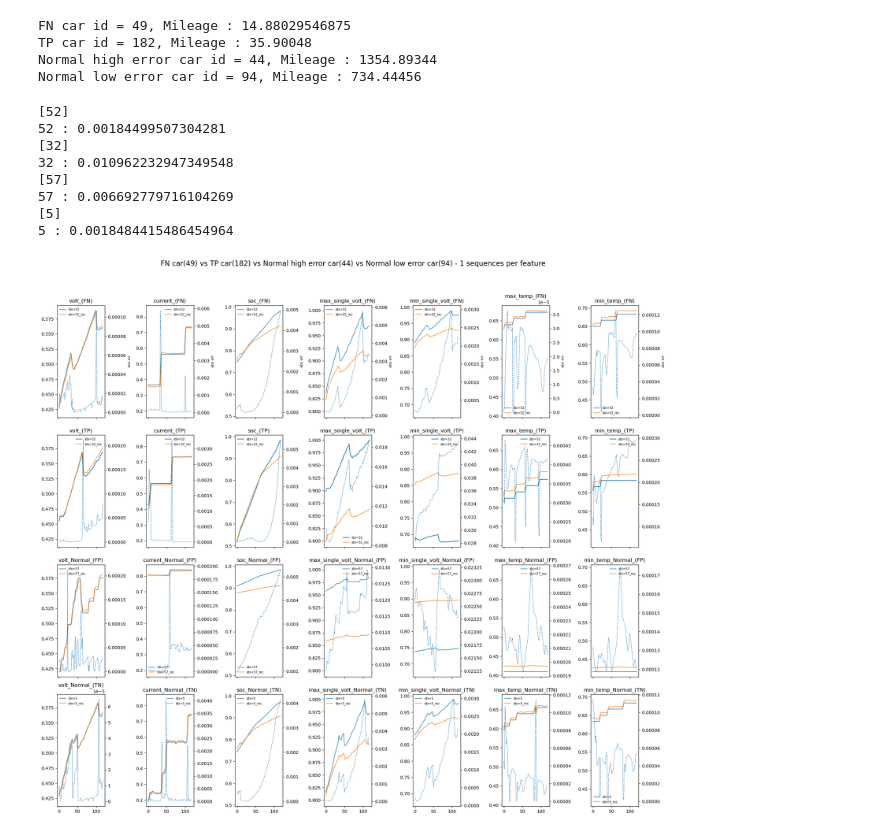
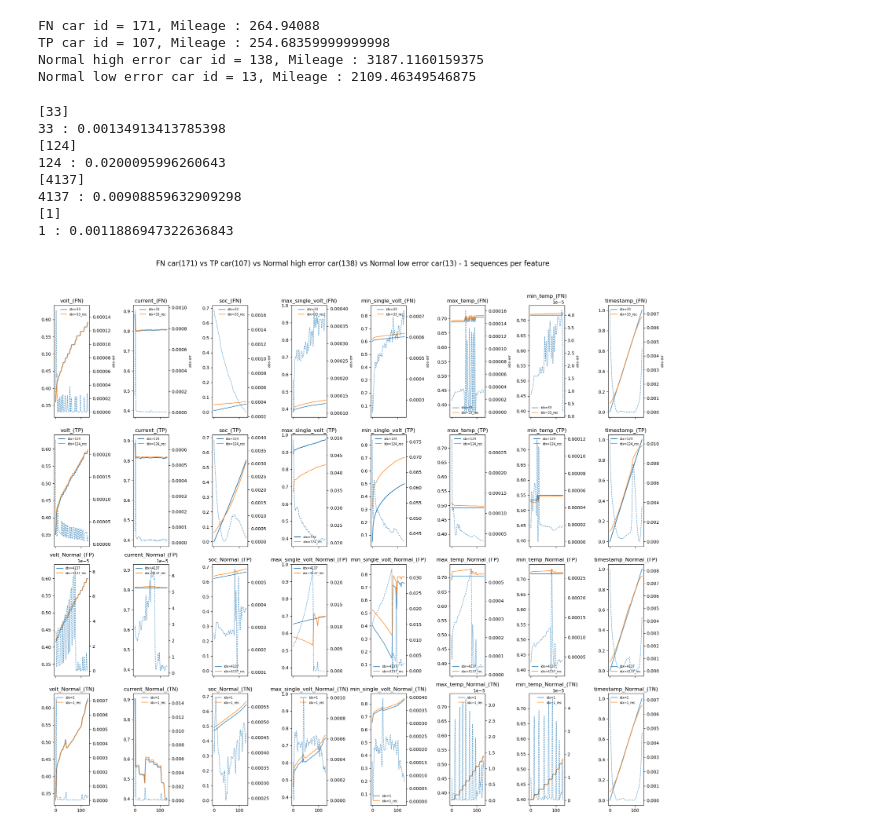
Before and after one commit to vlzhfeh01-boop/TranAD_scoring, a Jupyter notebook: Check_recerror/Recerror/check_recerror.ipynb, the cells around one changed output. Saved outputs shown, nothing was run; the diff lists cells and outputs as text; code cells hidden in the pictures.

Commit message:
update plot histogram, raw data

```diff
--- a/Check_recerror/Recerror/check_recerror.ipynb
+++ b/Check_recerror/Recerror/check_recerror.ipynb
@@ -81,6 +81,6 @@ print(normal_lowerror_car)
 # %%
 #Change selection number for checking other cars
-selection_number = 5
+selection_number = 0
 
 number_of_data = 1
 fn_cid = FN_car[selection_number][0]
@@ -93,10 +93,10 @@ print(f"TP car id = {tp_cid}, Mileage : {mileage_obj[tp_cid]}")
 print(f"Normal high error car id = {normal_hi_cid}, Mileage : {mileage_obj[normal_hi_cid]}")
 print(f"Normal low error car id = {normal_lo_cid}, Mileage : {mileage_obj[normal_lo_cid]}")
 # %% [output]
-FN car id = 49, Mileage : 14.88029546875
-TP car id = 182, Mileage : 35.90048
-Normal high error car id = 44, Mileage : 1354.89344
-Normal low error car id = 94, Mileage : 734.44456
+FN car id = 171, Mileage : 264.94088
+TP car id = 107, Mileage : 254.68359999999998
+Normal high error car id = 138, Mileage : 3187.1160159375
+Normal low error car id = 13, Mileage : 2109.46349546875
 # %%
 
 fn_top_idx = np.argsort(all_score[fn_cid])[-number_of_data:]
@@ -119,26 +119,26 @@ print(norm_low_idx)
 for i in range(number_of_data):
     print(f"{norm_low_idx[-i-1]} : {all_score[normal_lo_cid][norm_low_idx[-i-1]]}")
 # %% [output]
-[52]
-52 : 0.00184499507304281
-[32]
-32 : 0.010962232947349548
-[57]
-57 : 0.006692779716104269
-[5]
-5 : 0.0018484415486454964
+[33]
+33 : 0.00134913413785398
+[124]
+124 : 0.0200095996260643
+[4137]
+4137 : 0.00908859632909298
+[1]
+1 : 0.0011886947322636843
 # %%
 col = len(col_obj)
-t=10
+t=0
 fig,axes = plt.subplots(
     nrows=4,
-    ncols=col-1,
+    ncols=col,
     figsize = (20,18),
     sharex=True,
     sharey='col'
 )
 fig.suptitle(f"FN car({fn_cid}) vs TP car({tp_cid}) vs Normal high error car({normal_hi_cid}) vs Normal low error car({normal_lo_cid}) - {number_of_data} sequences per feature", fontsize=16)
-for i in range(col-1):
+for i in range(col):
     ax_err_fn = axes[0,i].twinx()
     ax_err_tp = axes[1,i].twinx()
     ax_err_fp = axes[2,i].twinx()
@@ -157,31 +157,31 @@ for i in range(col-1):
         l1loss = np.abs(all_rec_obj[tp_cid][n,t:,i] - all_obj[tp_cid][n,t:,i])
 
         axes[1,i].plot(all_obj[tp_cid][n,t:,i],label=f"idx={n}")
         axes[1,i].plot(all_rec_obj[tp_cid][n,t:,i],label=f"idx={n}_rec",alpha=0.8)
         # ax_err_tp.plot(l1loss, label=f"idx={n}_abs",linestyle="--",alpha=0.8,linewidth=1.0)
         ax_err_tp.plot(np.pow(l1loss,2), label=f"idx={n}_abs",linestyle="--",alpha=0.8,linewidth=1.0)
 
         axes[1,i].set_title(f"{col_obj[i]}_(TP)")
         axes[1, i].legend(fontsize=7, frameon=False)
     for n in norm_top_idx:
         l1loss = np.abs(all_rec_obj[normal_hi_cid][n,t:,i] - all_obj[normal_hi_cid][n,t:,i])
 
         axes[2,i].plot(all_obj[normal_hi_cid][n,t:,i],label=f"idx={n}",alpha=0.8)
         axes[2,i].plot(all_rec_obj[normal_hi_cid][n,t:,i],label=f"idx={n}_rec",alpha=0.8)
         # ax_err_fp.plot(l1loss, label=f"idx={n}_abs",linestyle="--",alpha=0.8,linewidth=1.0)
         ax_err_fp.plot(np.pow(l1loss,2), label=f"idx={n}_abs",linestyle="--",alpha=0.8,linewidth=1.0)
         axes[2,i].set_title(f"{col_obj[i]}_Normal_(FP)")
         axes[2,i].legend(fontsize=7, frameon=False)
     for n in norm_low_idx:
         l1loss = np.abs(all_rec_obj[normal_lo_cid][n,t:,i] - all_obj[normal_lo_cid][n,t:,i])
 
         axes[3,i].plot(all_obj[normal_lo_cid][n,t:,i],label=f"idx={n}",alpha=0.8)
         axes[3,i].plot(all_rec_obj[normal_lo_cid][n,t:,i],label=f"idx={n}_rec",alpha=0.8)
         # ax_err_tn.plot(l1loss, label=f"idx={n}_abs",linestyle="--",alpha=0.8,linewidth=1.0)
         ax_err_tn.plot(np.pow(l1loss,2), label=f"idx={n}_abs",linestyle="--",alpha=0.8,linewidth=1.0)
         axes[3,i].set_title(f"{col_obj[i]}_Normal_(TN)")
         axes[3,i].legend(fontsize=7, frameon=False)
 plt.tight_layout(rect=[0, 0, 1, 0.95])  # suptitle 공간 확보
 plt.show()
 # %% [output]
-[figure, old version]
+[figure, new version]
```
Also changed, not shown: parts of 1 cell of this notebook, 10 other files.
